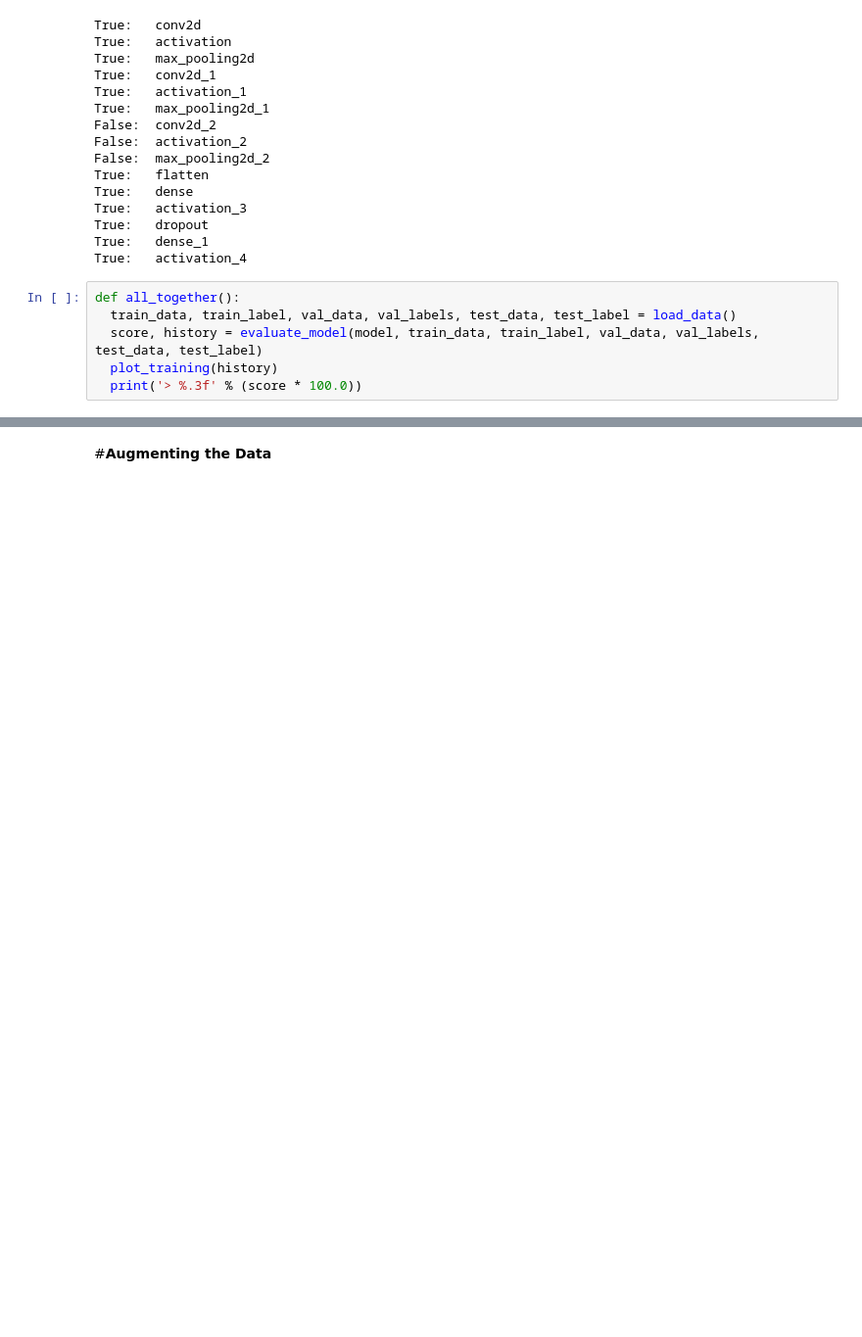
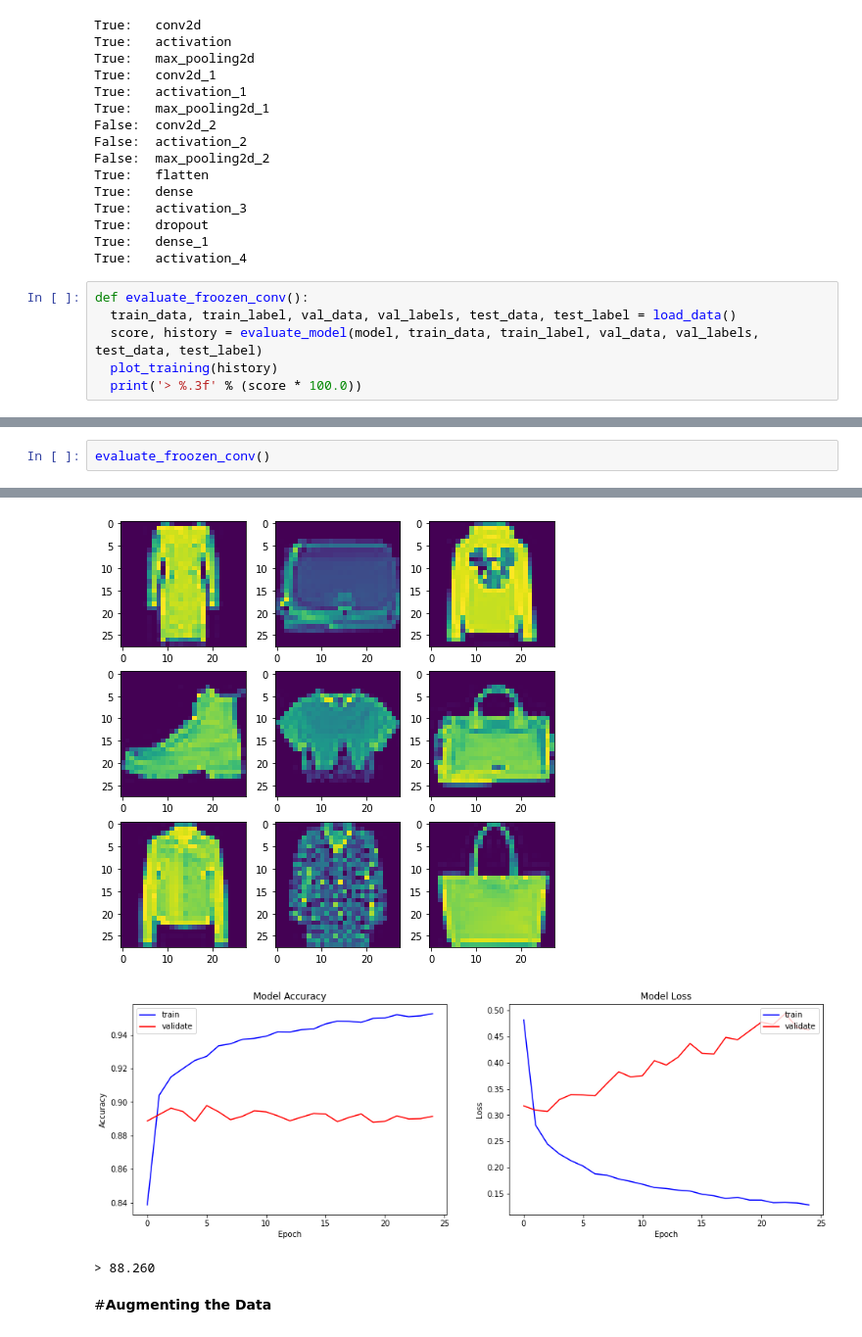
Before and after one commit to balados85/ML_Labs, a Jupyter notebook: Assignment_Computer_Vision.ipynb, the cells around one changed output, grey strips where cells are left out. Shown: that part at 98% size. Saved outputs shown, nothing was run; the diff lists cells and outputs as text; blank space fills up the shorter version.

```diff
--- a/Assignment_Computer_Vision.ipynb
+++ b/Assignment_Computer_Vision.ipynb
@@ -295,7 +297,7 @@ True:   dropout
 True:   dense_1
 True:   activation_4
 # %%
-def all_together():
+def evaluate_froozen_conv():
   train_data, train_label, val_data, val_labels, test_data, test_label = load_data()
   score, history = evaluate_model(model, train_data, train_label, val_data, val_labels, test_data, test_label)
   plot_training(history)
@@ -325,0 +305,3 @@ Epoch 25/25
+# %%
+evaluate_froozen_conv()
+# %% [output]
@@ -326,3 +325,6 @@ Epoch 25/25
+[figure, added]
+[figure, added]
+> 88.260
 # %% [markdown]
 #**Augmenting the Data**
 # %%
```
Also changed, not shown: parts of 13 cells of this notebook.
